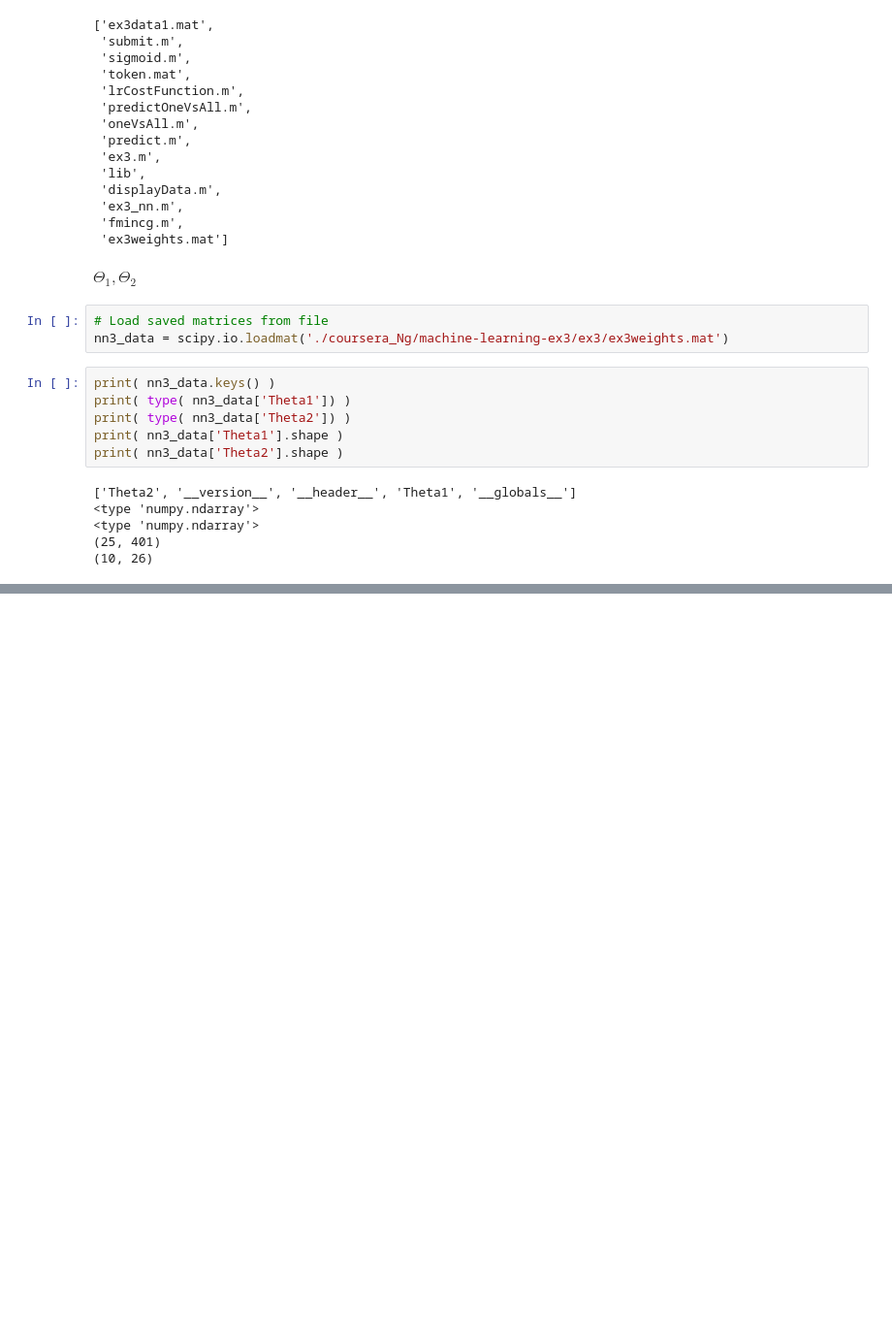
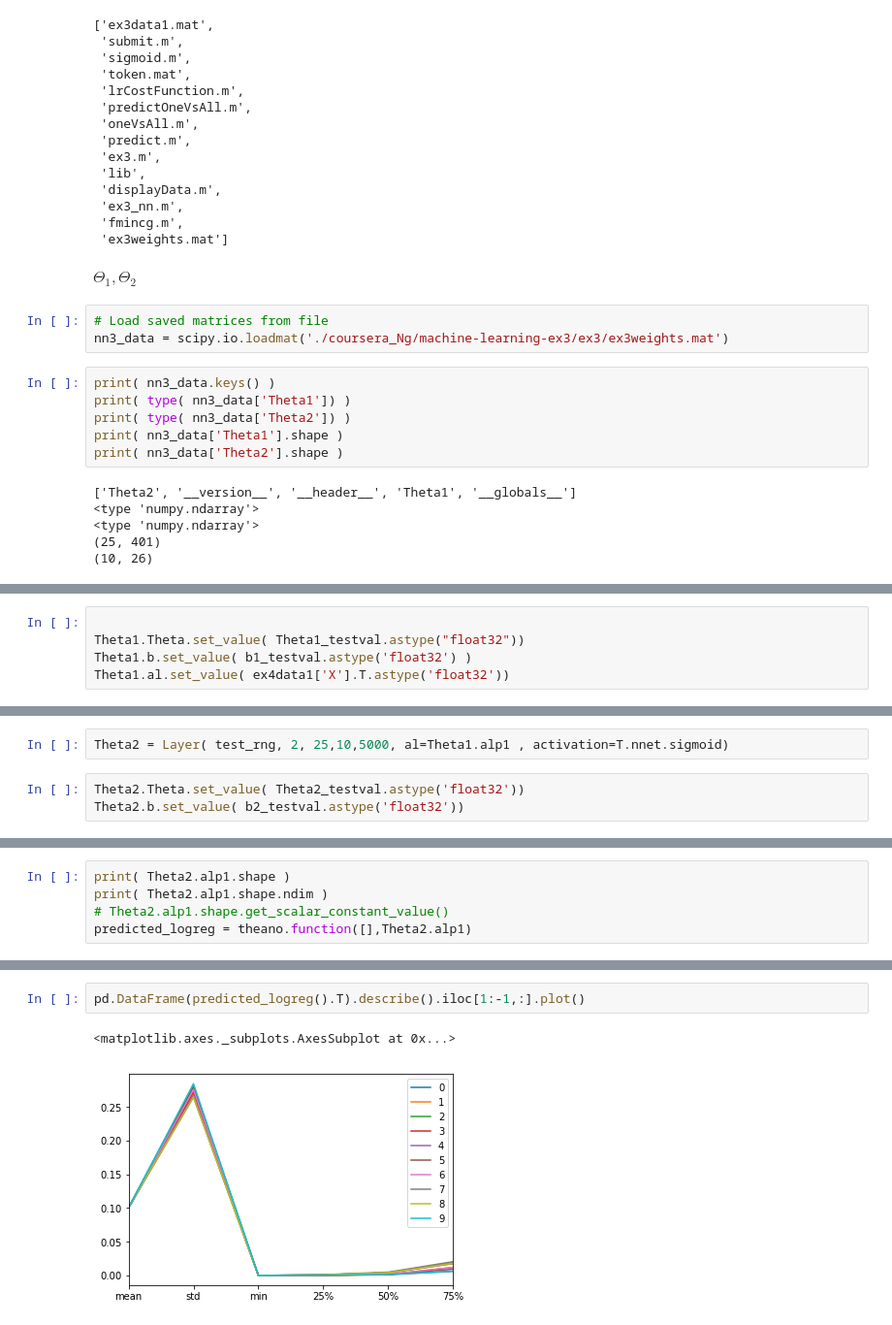
Before and after one commit to ernestyalumni/MLgrabbag, a Jupyter notebook: theano_ML.ipynb, the cells around one changed output, grey strips where cells are left out. Shown: that part at 97% size. Drawn from its saved outputs; the diff is of its cells as text; blank space fills up the shorter version.

```diff
--- a/theano_ML.ipynb
+++ b/theano_ML.ipynb
@@ -1074,0 +1514,5 @@ print( nn3_data['Theta2'].shape )
+# %%
+
+Theta1.Theta.set_value( Theta1_testval.astype("float32"))
+Theta1.b.set_value( b1_testval.astype('float32') )
+Theta1.al.set_value( ex4data1['X'].T.astype('float32'))
@@ -1074,0 +1521,5 @@ print( nn3_data['Theta2'].shape )
+# %%
+Theta2 = Layer( test_rng, 2, 25,10,5000, al=Theta1.alp1 , activation=T.nnet.sigmoid)
+# %%
+Theta2.Theta.set_value( Theta2_testval.astype('float32'))
+Theta2.b.set_value( b2_testval.astype('float32'))
@@ -1074,0 +1755,5 @@ print( nn3_data['Theta2'].shape )
+# %%
+print( Theta2.alp1.shape )
+print( Theta2.alp1.shape.ndim )
+# Theta2.alp1.shape.get_scalar_constant_value()
+predicted_logreg = theano.function([],Theta2.alp1)
@@ -1074,0 +1775,5 @@ print( nn3_data['Theta2'].shape )
+# %%
+pd.DataFrame(predicted_logreg().T).describe().iloc[1:-1,:].plot()
+# %% [output]
+<matplotlib.axes._subplots.AxesSubplot at 0x...>
+[figure, added]
```
Also changed, not shown: parts of 184 cells of this notebook, 3 other files.
